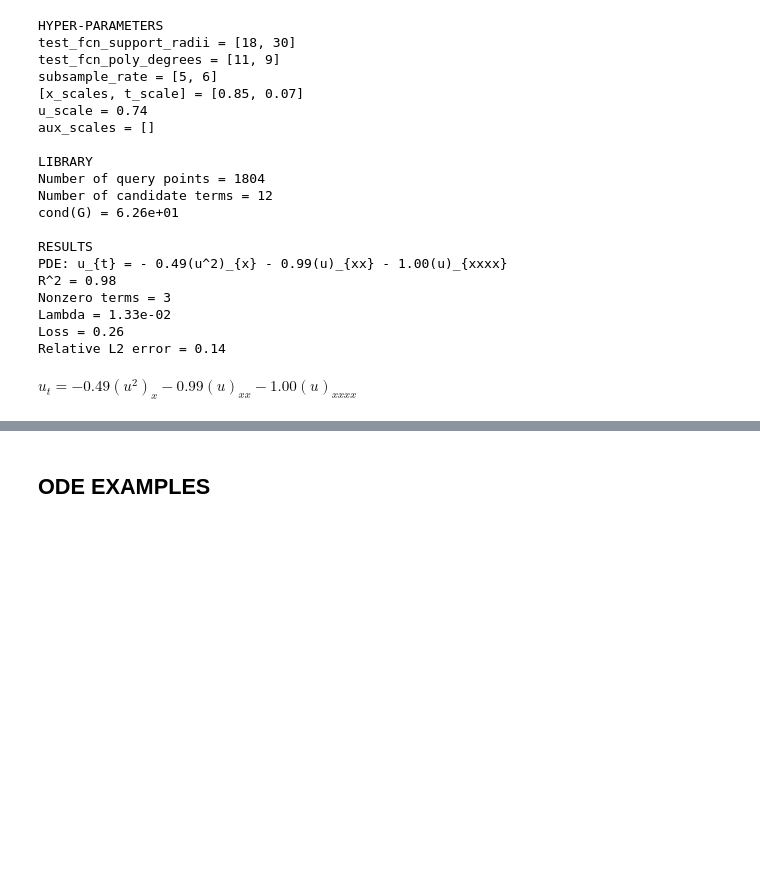
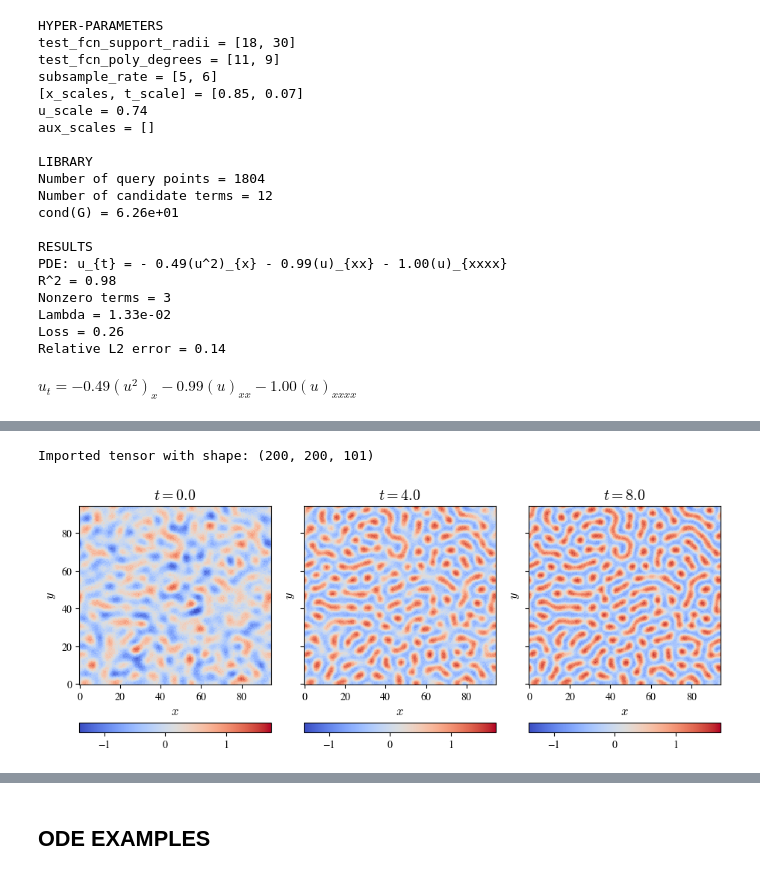
Before and after one commit to SethMinor/PyWSINDy-for-PDEs, a Jupyter notebook: dev/wsindy_dev.ipynb, the cells around one changed output, grey strips where cells are left out. Cells and saved outputs as stored; diff of their text form; code cells hidden in the pictures; blank space fills up the shorter version.

```diff
--- a/dev/wsindy_dev.ipynb
+++ b/dev/wsindy_dev.ipynb
@@ -214,0 +242,47 @@ $\displaystyle u_{t} = - 0.49(u^2)_{x} - 0.99(u)_{xx} - 1.00(u)_{xxxx}$
+# %%
+# Add observation noise?
+noise = 0.1
+# %%
+# IMPROT THE DATA
+data_path = '../Datasets/SH23.txt'
+
+# Read in CSV data
+U = np.loadtxt(data_path, delimiter=',')
+if noise == 0:
+  U = torch.tensor(U)
+else:
+  U = torch.tensor(U)
+  U = add_noise(U, noise)
+
+# Reshape to Nx x ... x Nt tensor
+[L, W, T] = [30*np.pi, 30*np.pi, 20]
+[Nx, Ny, Nt] = [200, 200, 101]
+U = U.view(Nx, Ny, -1)
+print(f"Imported tensor with shape: {U.numpy().shape}")
+
+# Space and time
+x = torch.linspace(0, L, Nx)
+y = torch.linspace(0, W, Ny)
+t = torch.linspace(0, T, Nt)
+
+# Plot the data
+skip = 20
+X,Y = np.meshgrid(x.numpy(), y.numpy())
+
+fig,ax = plt.subplots(1,3, sharex=True, sharey=True, figsize=(9.4,4))
+for j in range(3):
+  Unp = U[:,:,skip*j].numpy()
+  im = ax[j].pcolormesh(X, Y, Unp, cmap='coolwarm', vmin=U.min(), vmax=U.max())
+  plt.colorbar(im, orientation='horizontal')
+  ax[j].set_xlabel('$x$')
+  ax[j].set_ylabel('$y$')
+  ax[j].set_title(f'$t = {t[skip*j]}$')
+
+fig.tight_layout()
+plt.show()
+
+del X,Y,L,W,T,Nx,Ny,Nt
+del skip,j,Unp,fig,ax,im
+# %% [output]
+Imported tensor with shape: (200, 200, 101)
+[figure, added]
```
Also changed, not shown: parts of 24 cells of this notebook, 11 other files.
